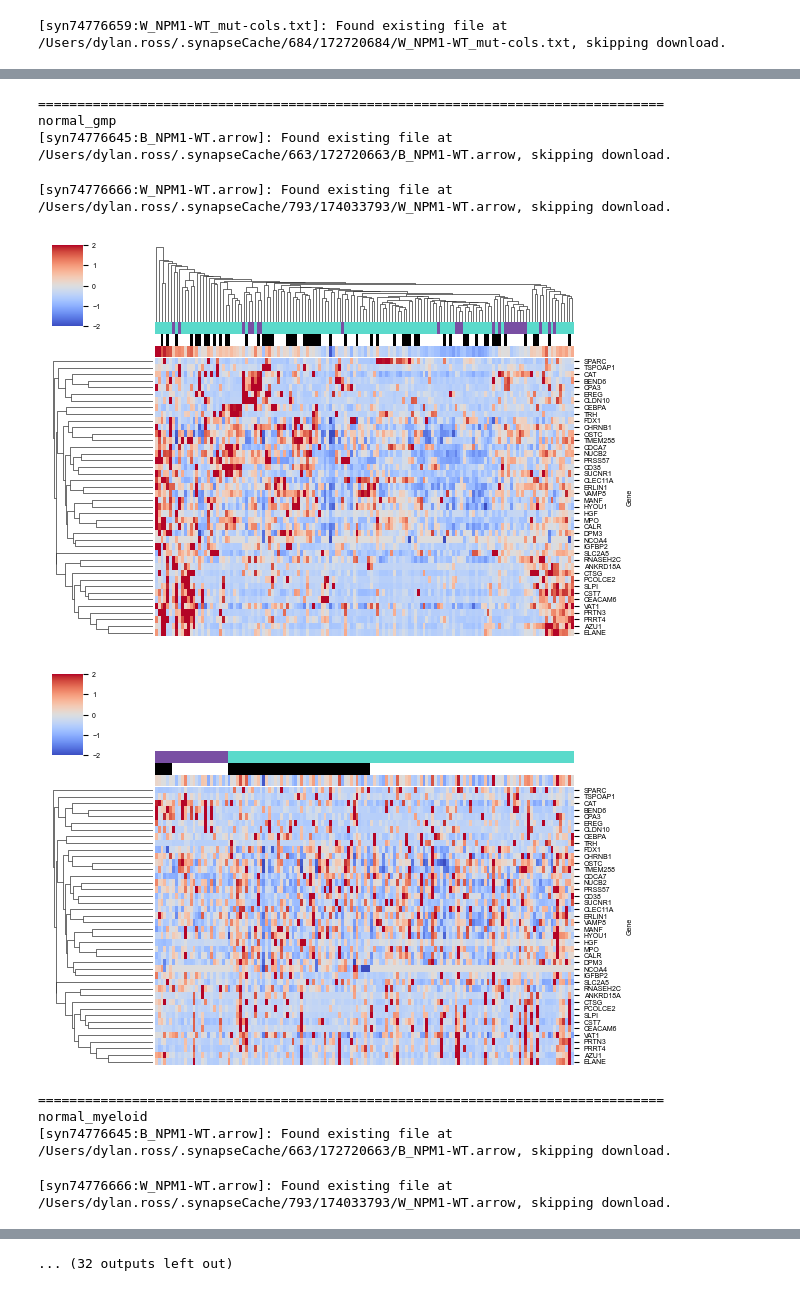
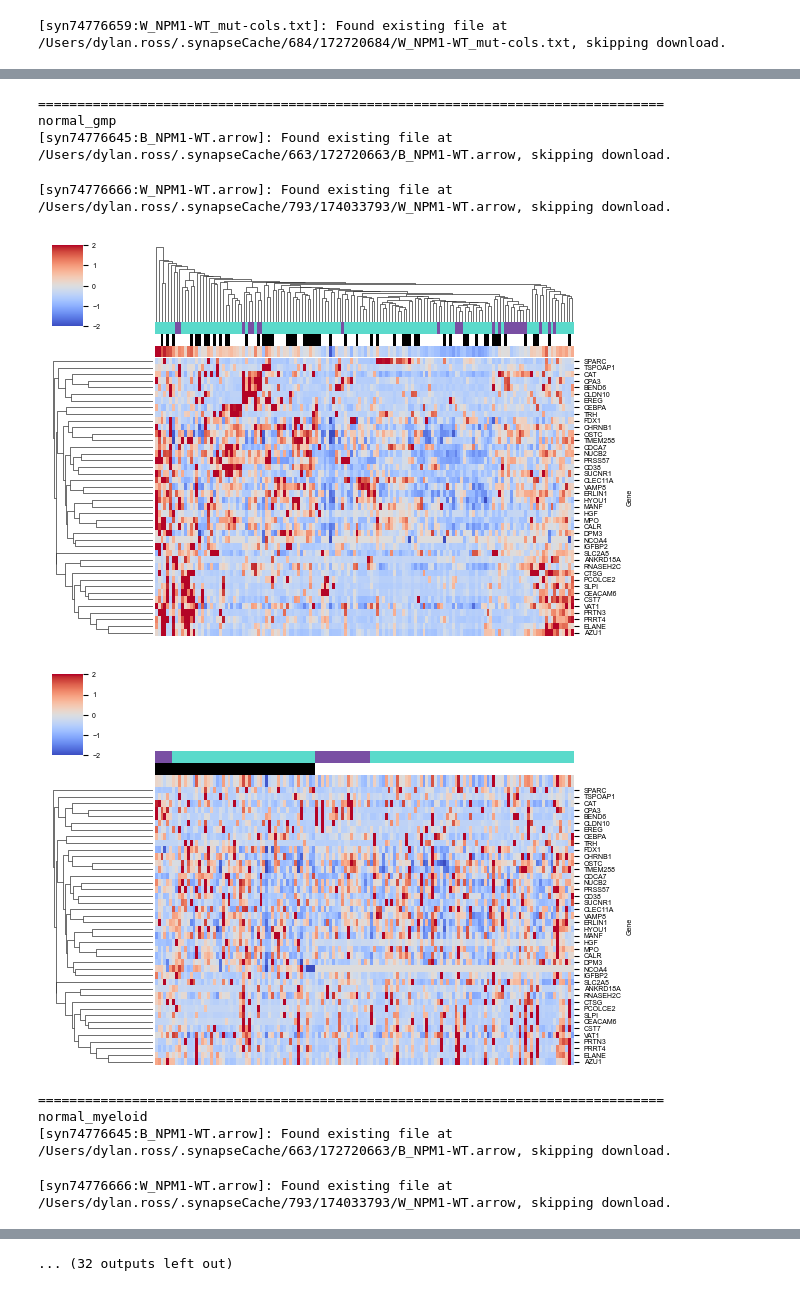
Before and after one commit to PNNL-CompBio/amlMultidrugResistance, a Jupyter notebook: aml_outcome_disparities/analysis/mutations/11_cell_type_scoring.ipynb, the cells around one changed output, grey strips where cells are left out. Drawn from its saved outputs; the diff is of its cells as text; code cells hidden in the pictures.

Commit message:
change sort order of race and mutations in cell state heatmaps

```diff
--- a/aml_outcome_disparities/analysis/mutations/11_cell_type_scoring.ipynb
+++ b/aml_outcome_disparities/analysis/mutations/11_cell_type_scoring.ipynb
@@ -223,7 +223,7 @@ for gs in gene_sets.keys():
     df_pan = (
         df
         .filter(pl.col("Z-score").is_not_null())
-        .sort("Mutation", "Race")
+        .sort("Race", "Mutation")
         .drop("Mutation", "Race")
         .pivot(
             on=["Sample"],
@@ -272,9 +272,9 @@ normal_hsc_prog
 ================================================================================
 normal_gmp
 [syn74776645:B_NPM1-WT.arrow]: Found existing file at /Users/dylan.ross/.synapseCache/663/172720663/B_NPM1-WT.arrow, skipping download.
 [syn74776666:W_NPM1-WT.arrow]: Found existing file at /Users/dylan.ross/.synapseCache/793/174033793/W_NPM1-WT.arrow, skipping download.
-[figure, old version]
+[figure, new version]
-[figure, old version]
+[figure, new version]
 ================================================================================
 normal_myeloid
 [syn74776645:B_NPM1-WT.arrow]: Found existing file at /Users/dylan.ross/.synapseCache/663/172720663/B_NPM1-WT.arrow, skipping download.
```
Also changed, not shown: parts of 2 cells of this notebook.
